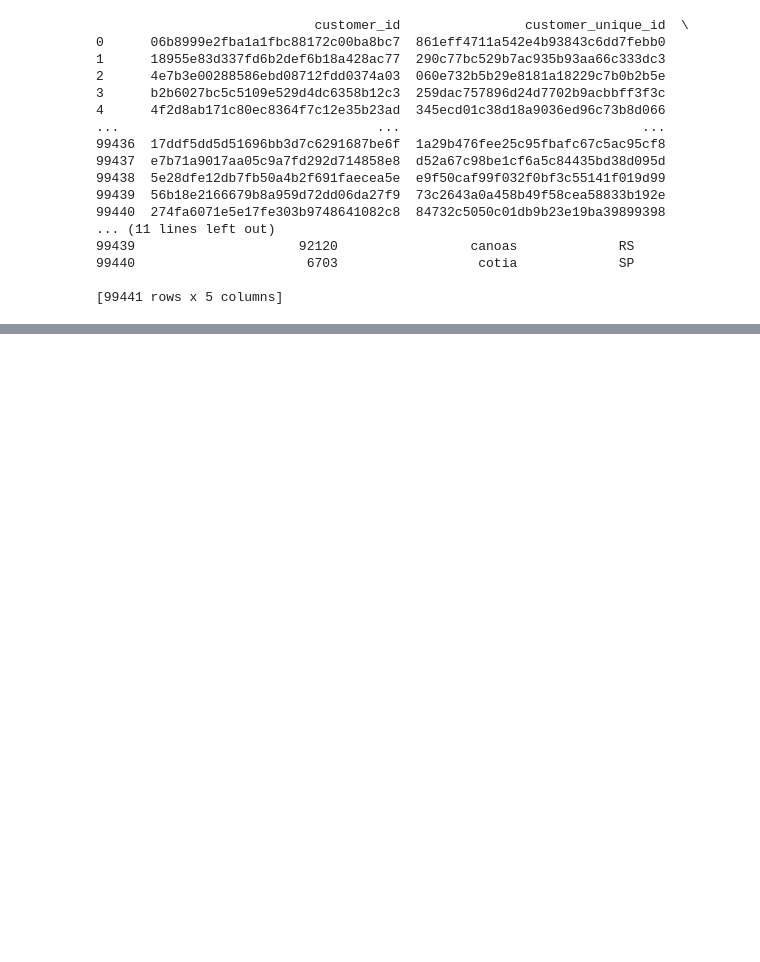
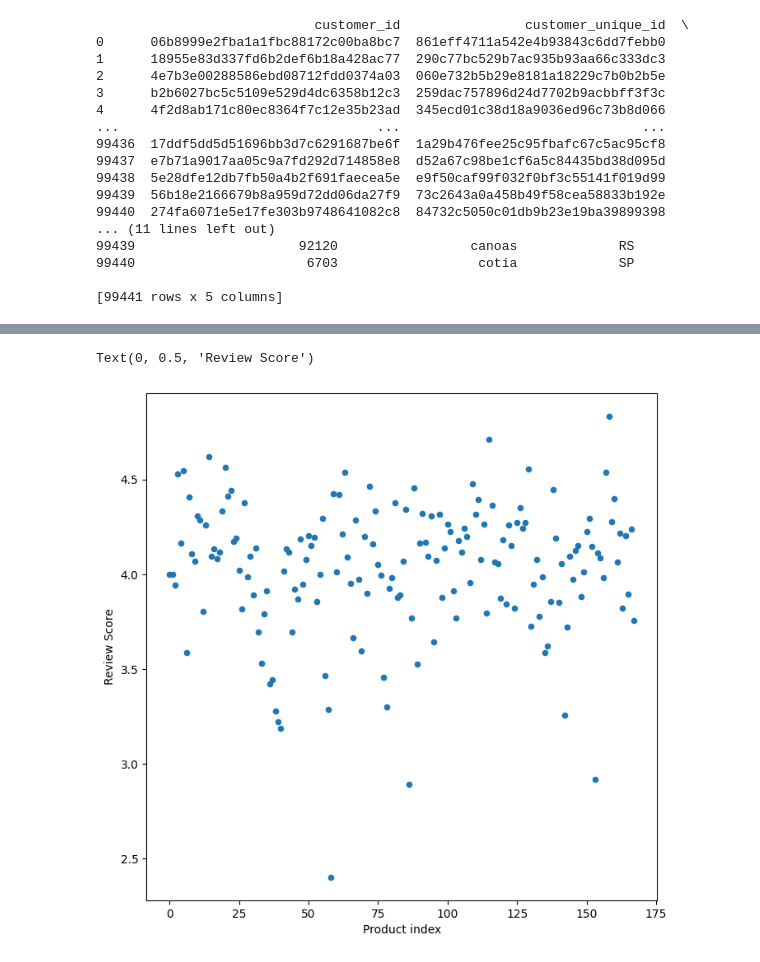
Before and after one commit to CalfinChoo/dscxpeak-fall2022, a Jupyter notebook: recommender.ipynb, the cells around one changed output, grey strips where cells are left out. Cells and saved outputs as stored; diff of their text form; code cells hidden in the pictures; blank space fills up the shorter version.

Commit message:
Created plots

```diff
--- a/recommender.ipynb
+++ b/recommender.ipynb
@@ -89,6 +107,9 @@ products_bought_graph.set_ylabel("Times Bought")
 # %%
 
-products_review_graph = df_aggregate_product.iloc[:500].reset_index().plot(x='index', y='average_score', kind='scatter')
+products_review_graph = df_aggregate_product.iloc[:500].reset_index().plot(x='index', y='average_score', kind='scatter', figsize=(8,8))
 products_review_graph.set_xlabel("Product index")
 products_review_graph.set_ylabel("Review Score")
+# %% [output]
+Text(0, 0.5, 'Review Score')
+[figure, added]
 # %%
```
Also changed, not shown: parts of 7 cells of this notebook, 1 other file.
